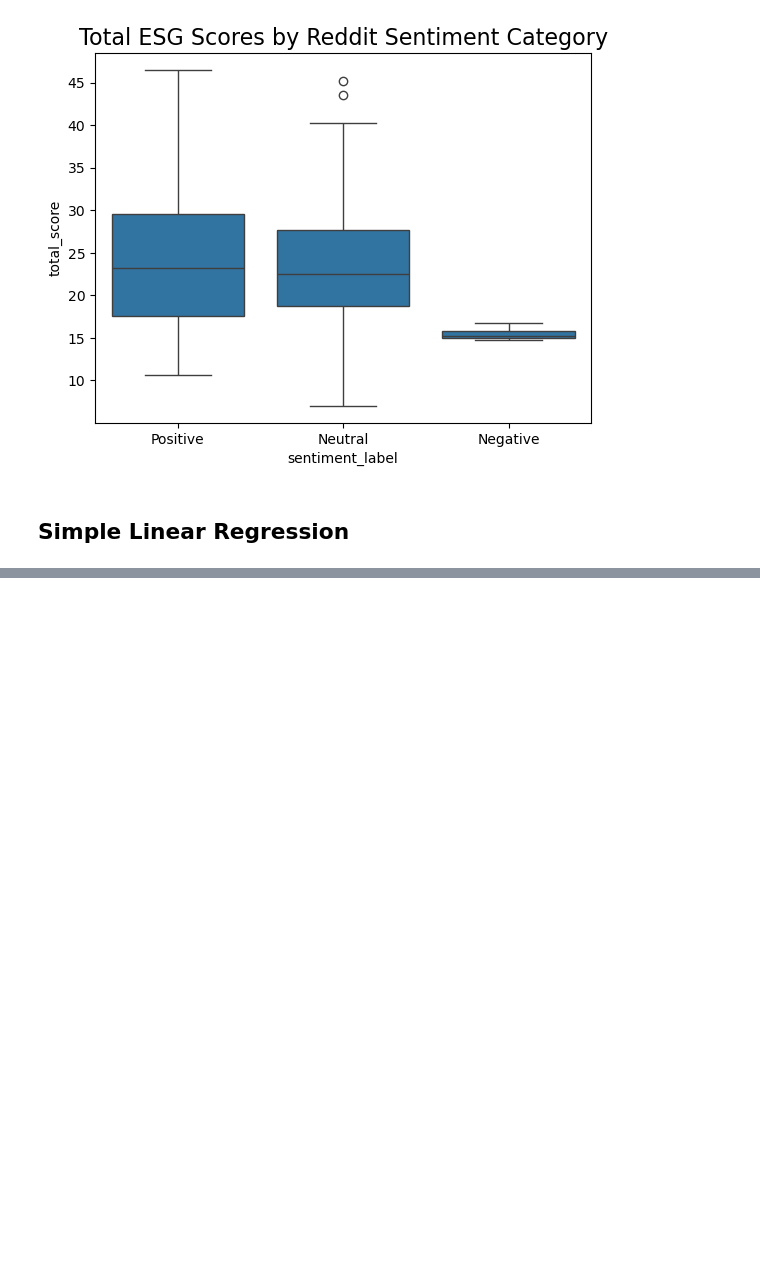
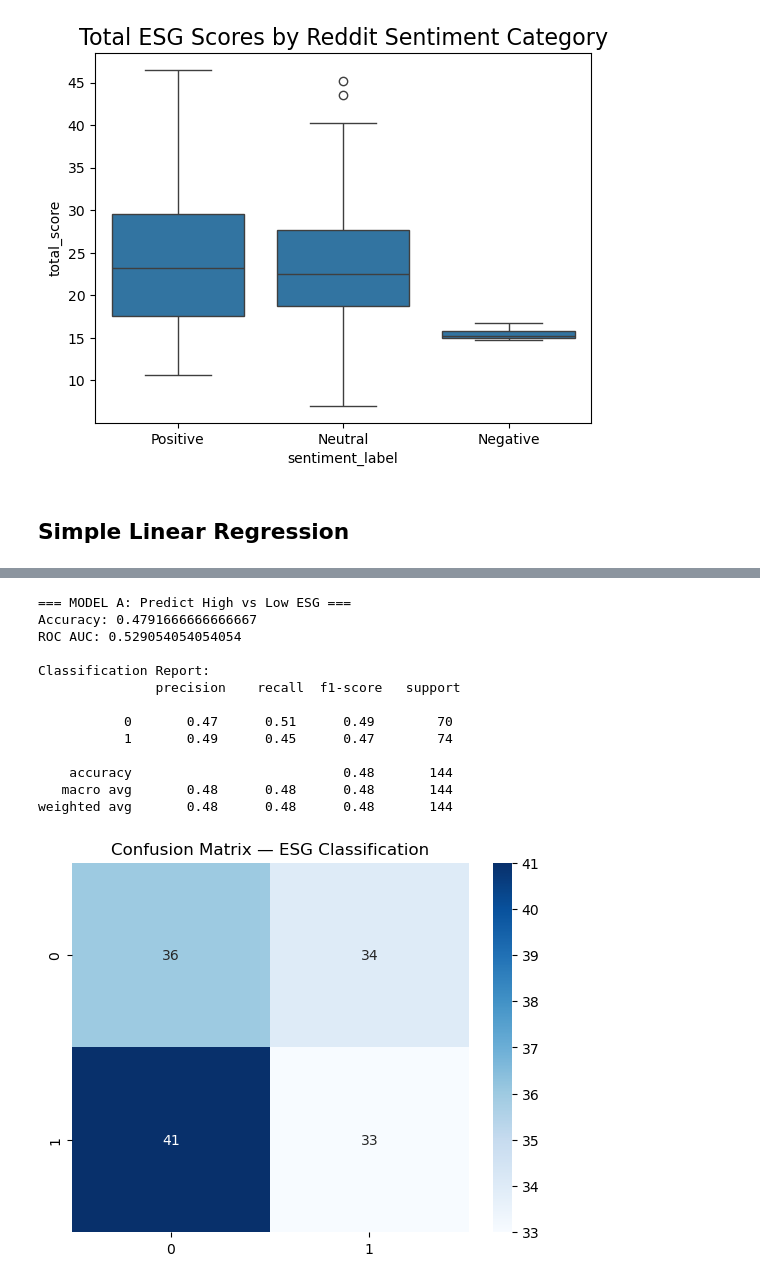
Before and after one commit to Kevan-Muthomi/Masters-CSCT-Project, a Jupyter notebook: Notebooks/Data Analysis.ipynb, the cells around one changed output, grey strips where cells are left out. Saved outputs shown, nothing was run; the diff lists cells and outputs as text; code cells hidden in the pictures; blank space fills up the shorter version.

```diff
--- a/Notebooks/Data Analysis.ipynb
+++ b/Notebooks/Data Analysis.ipynb
@@ -138,0 +382,41 @@ Name: count, dtype: int64
+# %%
+# Split data
+X = df[['avg_sentiment']]
+y = df['esg_class']
+
+X_train, X_test, y_train, y_test = train_test_split(X, y, test_size=0.25, random_state=42)
+
+# Model
+log_reg_A = LogisticRegression()
+log_reg_A.fit(X_train, y_train)
+
+# Predictions
+y_pred = log_reg_A.predict(X_test)
+y_prob = log_reg_A.predict_proba(X_test)[:, 1]
+
+# Evaluate
+print("=== MODEL A: Predict High vs Low ESG ===")
+print("Accuracy:", accuracy_score(y_test, y_pred))
+print("ROC AUC:", roc_auc_score(y_test, y_prob))
+print("\nClassification Report:\n", classification_report(y_test, y_pred))
+
+# Confusion matrix
+cm = confusion_matrix(y_test, y_pred)
+sns.heatmap(cm, annot=True, fmt='d', cmap='Blues')
+plt.title("Confusion Matrix — ESG Classification")
+plt.show()
+# %% [output]
+=== MODEL A: Predict High vs Low ESG ===
+Accuracy: 0.4791666666666667
+ROC AUC: 0.529054054054054
+
+Classification Report:
+               precision    recall  f1-score   support
+
+           0       0.47      0.51      0.49        70
+           1       0.49      0.45      0.47        74
+
+    accuracy                           0.48       144
+   macro avg       0.48      0.48      0.48       144
+weighted avg       0.48      0.48      0.48       144
+[figure, added]
```
Also changed, not shown: parts of 38 cells of this notebook, 1 other file.
